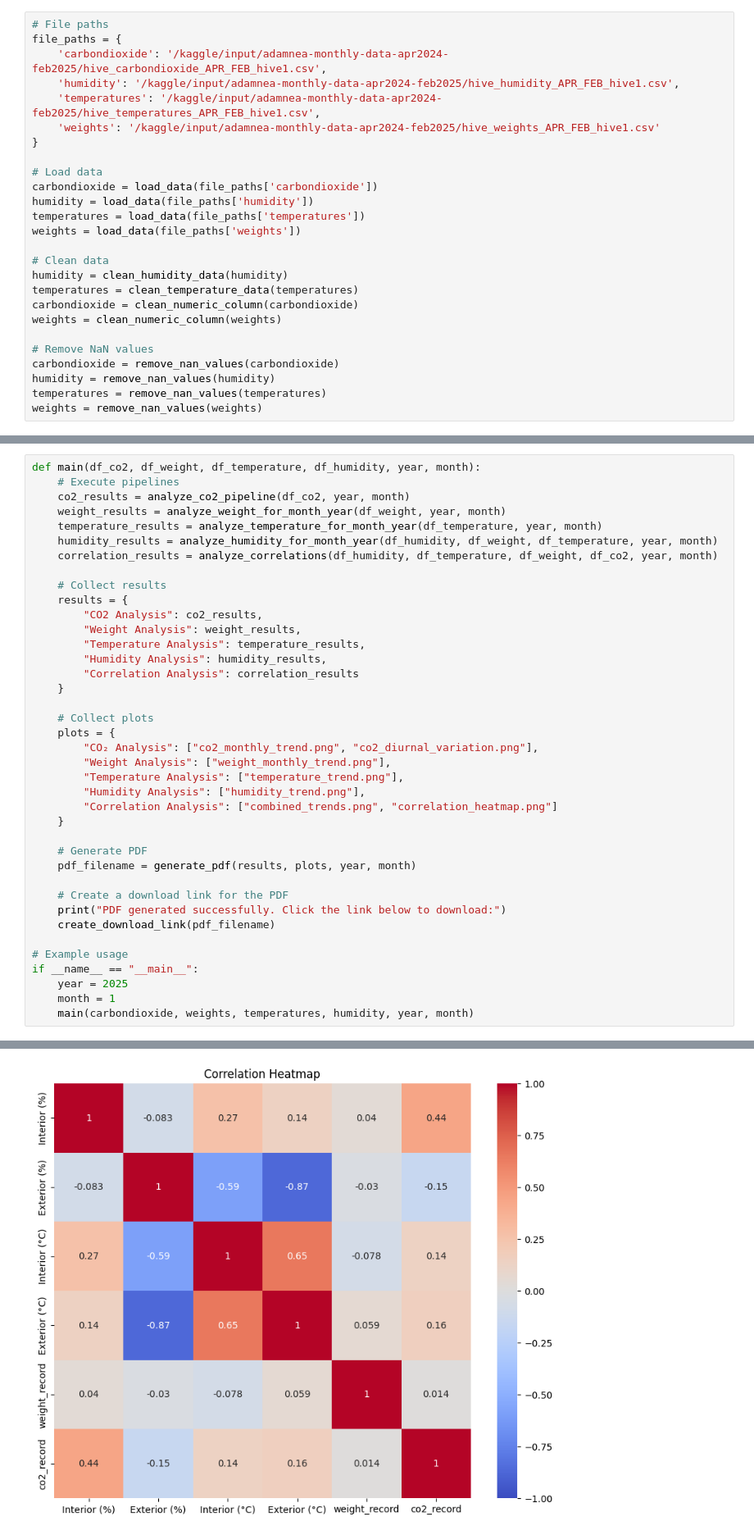
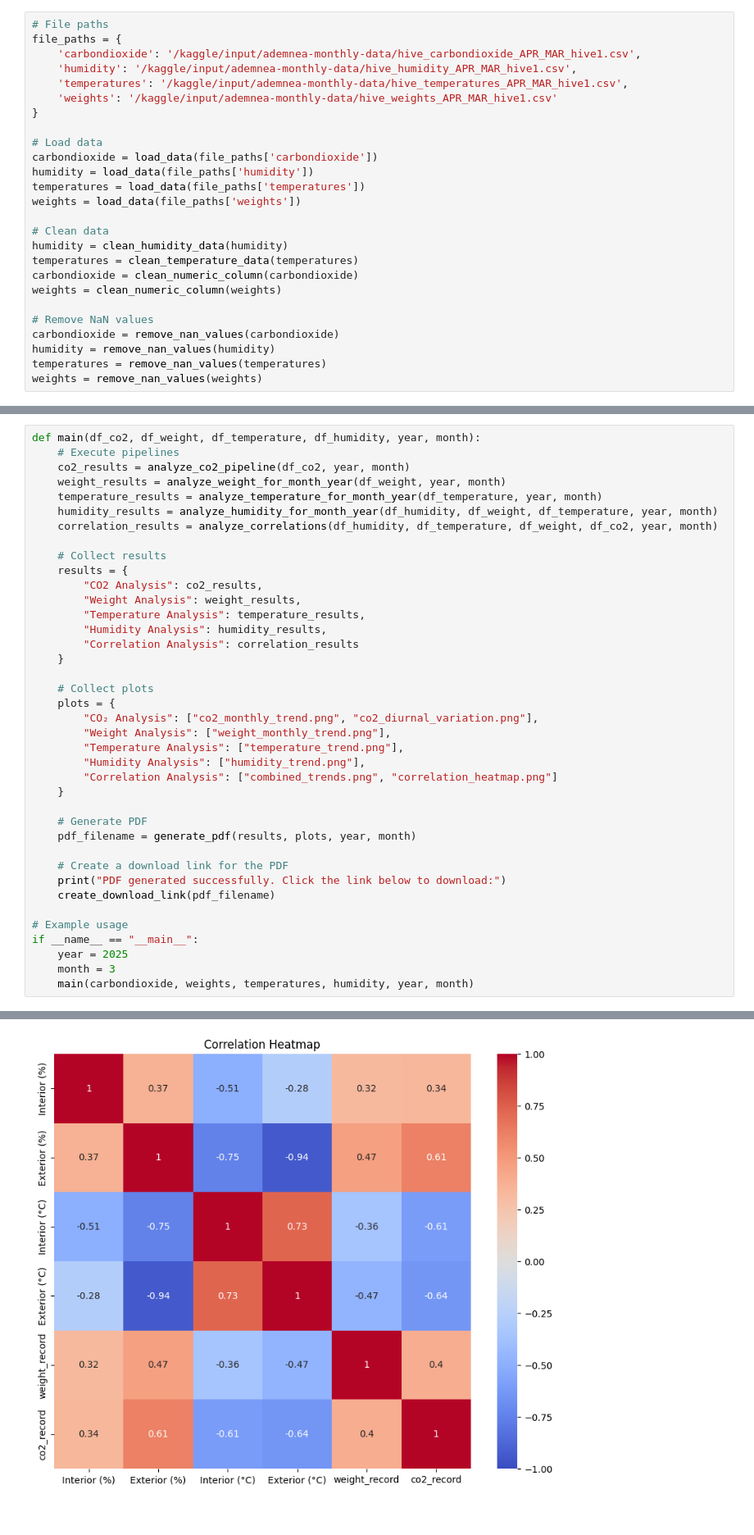
Before and after one commit to GeorgeLukaanya/GeorgeCode, a Jupyter notebook: reportnotebook.ipynb, the cells around one changed output, grey strips where cells are left out. Shown at 82% size. Drawn from its saved outputs; the diff is of its cells as text.

Commit message:
Kaggle Notebook | ReportNotebook | Version 10

```diff
--- a/reportnotebook.ipynb
+++ b/reportnotebook.ipynb
@@ -97,10 +101,10 @@ def remove_nan_values(df):
 # %%
 # File paths
 file_paths = {
-    'carbondioxide': '/kaggle/input/adamnea-monthly-data-apr2024-feb2025/hive_carbondioxide_APR_FEB_hive1.csv',
-    'humidity': '/kaggle/input/adamnea-monthly-data-apr2024-feb2025/hive_humidity_APR_FEB_hive1.csv',
-    'temperatures': '/kaggle/input/adamnea-monthly-data-apr2024-feb2025/hive_temperatures_APR_FEB_hive1.csv',
-    'weights': '/kaggle/input/adamnea-monthly-data-apr2024-feb2025/hive_weights_APR_FEB_hive1.csv'
+    'carbondioxide': '/kaggle/input/ademnea-monthly-data/hive_carbondioxide_APR_MAR_hive1.csv',
+    'humidity': '/kaggle/input/ademnea-monthly-data/hive_humidity_APR_MAR_hive1.csv',
+    'temperatures': '/kaggle/input/ademnea-monthly-data/hive_temperatures_APR_MAR_hive1.csv',
+    'weights': '/kaggle/input/ademnea-monthly-data/hive_weights_APR_MAR_hive1.csv'
 }
 
 # Load data
@@ -601,6 +605,6 @@ def main(df_co2, df_weight, df_temperature, df_humidity, year, month):
 # Example usage
 if __name__ == "__main__":
     year = 2025
-    month = 1
+    month = 3
     main(carbondioxide, weights, temperatures, humidity, year, month)
 # %% [output]
@@ -616,2 +620,2 @@ if __name__ == "__main__":
-[figure, old version]
+[figure, new version]
 PDF generated successfully. Click the link below to download:
```
Also changed, not shown: parts of 5 cells of this notebook.
